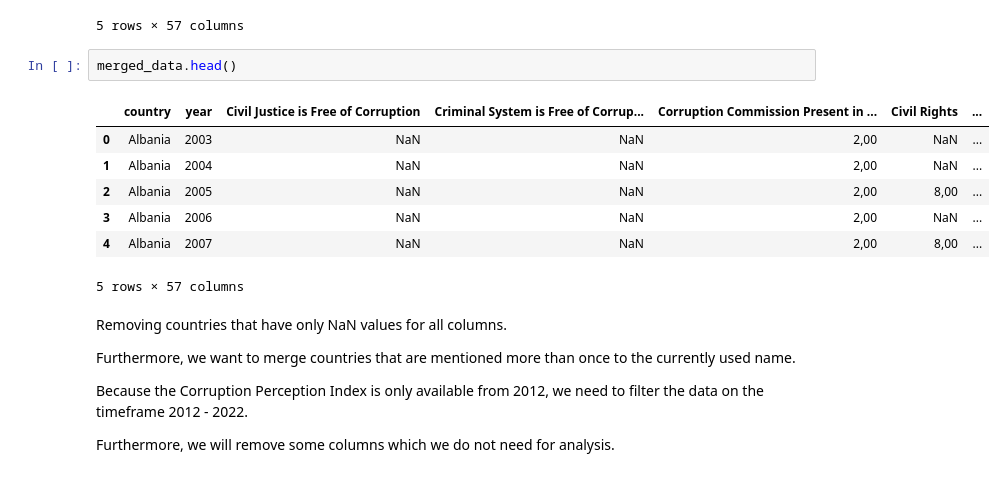
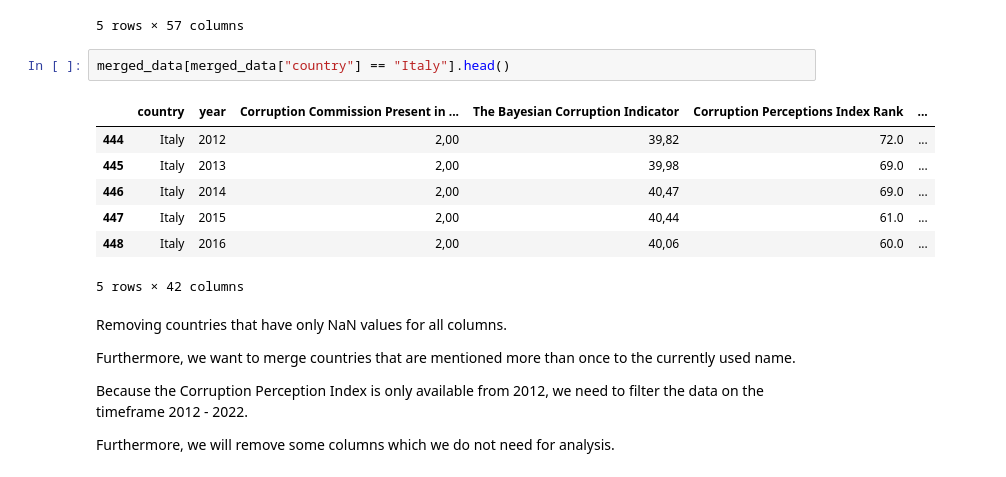
Before and after one commit to gonlyplease/corruption_analysis_europe, a Jupyter notebook: notebooks/joined_data.ipynb, the cells around one changed output. Cells and saved outputs as stored; diff of their text form.

```diff
--- a/notebooks/joined_data.ipynb
+++ b/notebooks/joined_data.ipynb
@@ -110,15 +110,15 @@ merged_data.head()
 | 4 | Albania | 2007 | NaN | NaN | 2,00 | 8,00 | ... |
 5 rows × 57 columns
 # %%
-merged_data.head()
+merged_data[merged_data["country"] == "Italy"].head()
 # %% [output]
-|  | country | year | Civil Justice is Free of Corruption | Criminal System is Free of Corrup... | Corruption Commission Present in ... | Civil Rights | ... |
-| 0 | Albania | 2003 | NaN | NaN | 2,00 | NaN | ... |
-| 1 | Albania | 2004 | NaN | NaN | 2,00 | NaN | ... |
-| 2 | Albania | 2005 | NaN | NaN | 2,00 | 8,00 | ... |
-| 3 | Albania | 2006 | NaN | NaN | 2,00 | NaN | ... |
-| 4 | Albania | 2007 | NaN | NaN | 2,00 | 8,00 | ... |
+|  | country | year | Corruption Commission Present in ... | The Bayesian Corruption Indicator | Corruption Perceptions Index Rank | ... |
+| 444 | Italy | 2012 | 2,00 | 39,82 | 72.0 | ... |
+| 445 | Italy | 2013 | 2,00 | 39,98 | 69.0 | ... |
+| 446 | Italy | 2014 | 2,00 | 40,47 | 69.0 | ... |
+| 447 | Italy | 2015 | 2,00 | 40,44 | 61.0 | ... |
+| 448 | Italy | 2016 | 2,00 | 40,06 | 60.0 | ... |
-5 rows × 57 columns
+5 rows × 42 columns
 # %% [markdown]
 Removing countries that have only NaN values for all columns.
 
```
Also changed, not shown: parts of 2 cells of this notebook, 2 other files.
